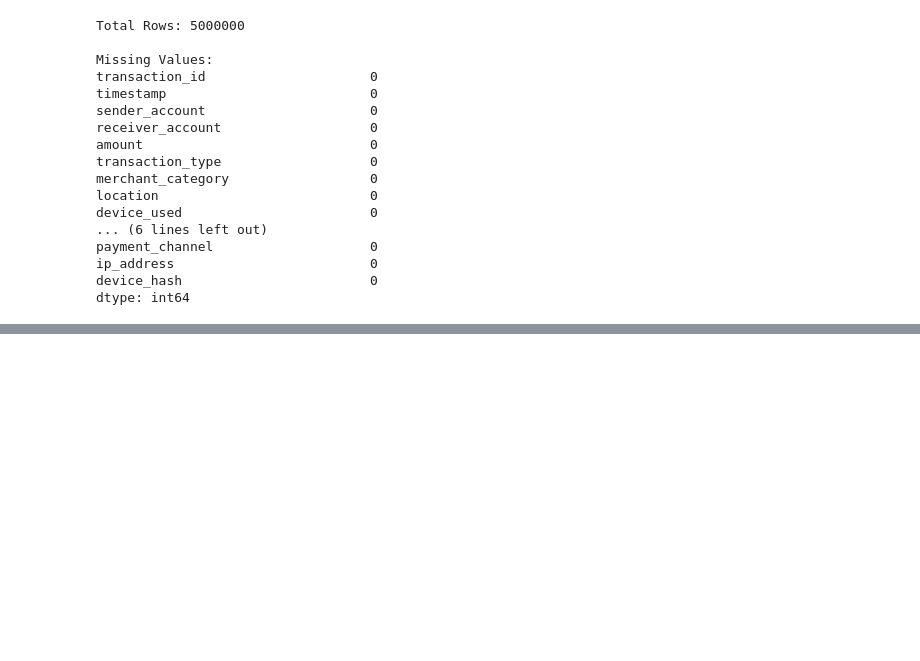
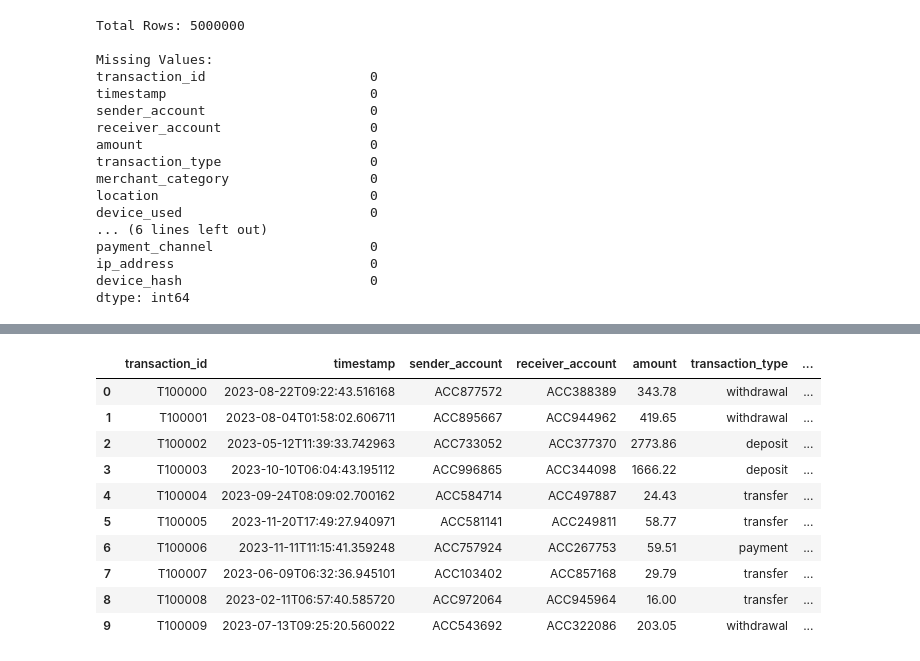
Before and after one commit to yashsati072-create/Movie-Recommendation-System, a Jupyter notebook: financial_data_fraud_detection_data.ipynb, the cells around one changed output, grey strips where cells are left out. Saved outputs shown, nothing was run; the diff lists cells and outputs as text; code cells hidden in the pictures; blank space fills up the shorter version.

```diff
--- a/financial_data_fraud_detection_data.ipynb
+++ b/financial_data_fraud_detection_data.ipynb
@@ -103,0 +239,16 @@ NameError: name 'df' is not defined
+# %%
+df = df.drop(columns=["time_since_last_transaction"])
+# %%
+df.head(10)
+# %% [output]
+|  | transaction_id | timestamp | sender_account | receiver_account | amount | transaction_type | ... |
+| 0 | T100000 | 2023-08-22T09:22:43.516168 | ACC877572 | ACC388389 | 343.78 | withdrawal | ... |
+| 1 | T100001 | 2023-08-04T01:58:02.606711 | ACC895667 | ACC944962 | 419.65 | withdrawal | ... |
+| 2 | T100002 | 2023-05-12T11:39:33.742963 | ACC733052 | ACC377370 | 2773.86 | deposit | ... |
+| 3 | T100003 | 2023-10-10T06:04:43.195112 | ACC996865 | ACC344098 | 1666.22 | deposit | ... |
+| 4 | T100004 | 2023-09-24T08:09:02.700162 | ACC584714 | ACC497887 | 24.43 | transfer | ... |
+| 5 | T100005 | 2023-11-20T17:49:27.940971 | ACC581141 | ACC249811 | 58.77 | transfer | ... |
+| 6 | T100006 | 2023-11-11T11:15:41.359248 | ACC757924 | ACC267753 | 59.51 | payment | ... |
+| 7 | T100007 | 2023-06-09T06:32:36.945101 | ACC103402 | ACC857168 | 29.79 | transfer | ... |
+| 8 | T100008 | 2023-02-11T06:57:40.585720 | ACC972064 | ACC945964 | 16.00 | transfer | ... |
+| 9 | T100009 | 2023-07-13T09:25:20.560022 | ACC543692 | ACC322086 | 203.05 | withdrawal | ... |
```
Also changed, not shown: parts of 21 cells of this notebook.
